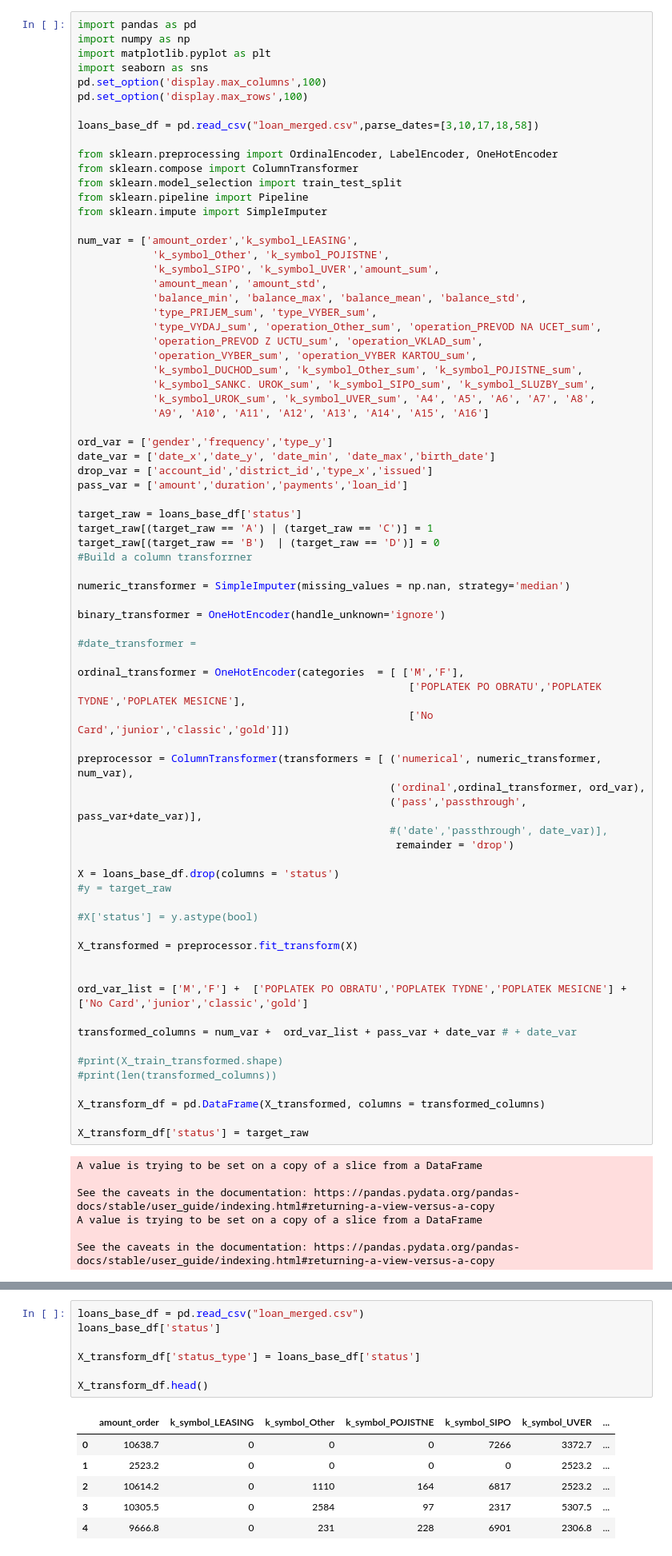
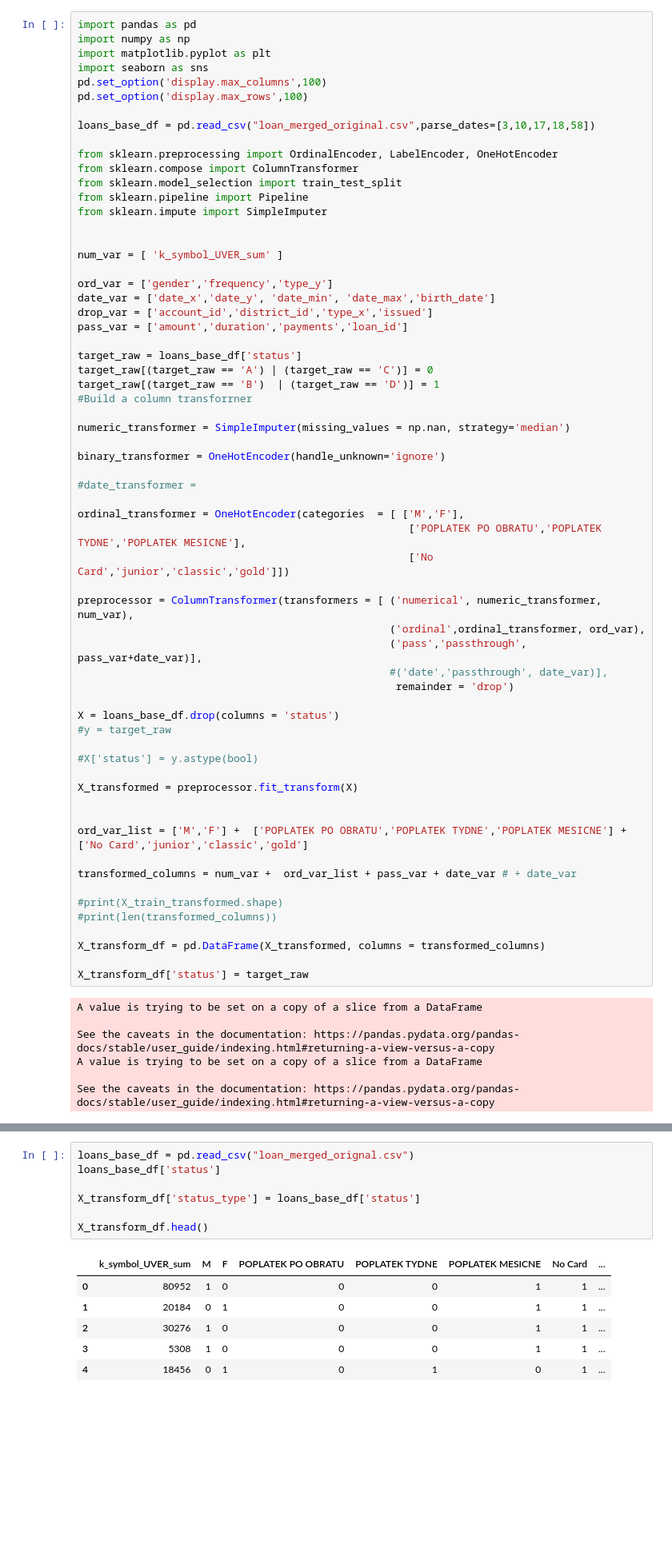
Before and after one commit to silvrowl/Loan_Approval_Project, a Jupyter notebook: 02_loan_discovery.ipynb, the cells around one changed output, grey strips where cells are left out. Shown at 80% size. Cells and saved outputs as stored; diff of their text form; blank space fills up the shorter version.

```diff
--- a/02_loan_discovery.ipynb
+++ b/02_loan_discovery.ipynb
@@ -6,7 +6,7 @@ import seaborn as sns
 pd.set_option('display.max_columns',100)
 pd.set_option('display.max_rows',100)
 
-loans_base_df = pd.read_csv("loan_merged.csv",parse_dates=[3,10,17,18,58])
+loans_base_df = pd.read_csv("loan_merged_original.csv",parse_dates=[3,10,17,18,58])
 
 from sklearn.preprocessing import OrdinalEncoder, LabelEncoder, OneHotEncoder
 from sklearn.compose import ColumnTransformer
@@ -14,19 +14,8 @@ from sklearn.model_selection import train_test_split
 from sklearn.pipeline import Pipeline
 from sklearn.impute import SimpleImputer
 
-num_var = ['amount_order','k_symbol_LEASING',
-            'k_symbol_Other', 'k_symbol_POJISTNE',
-            'k_symbol_SIPO', 'k_symbol_UVER','amount_sum',
-            'amount_mean', 'amount_std',
-            'balance_min', 'balance_max', 'balance_mean', 'balance_std',
-            'type_PRIJEM_sum', 'type_VYBER_sum',
-            'type_VYDAJ_sum', 'operation_Other_sum', 'operation_PREVOD NA UCET_sum',
-            'operation_PREVOD Z UCTU_sum', 'operation_VKLAD_sum',
-            'operation_VYBER_sum', 'operation_VYBER KARTOU_sum',
-            'k_symbol_DUCHOD_sum', 'k_symbol_Other_sum', 'k_symbol_POJISTNE_sum',
-            'k_symbol_SANKC. UROK_sum', 'k_symbol_SIPO_sum', 'k_symbol_SLUZBY_sum',
-            'k_symbol_UROK_sum', 'k_symbol_UVER_sum', 'A4', 'A5', 'A6', 'A7', 'A8',
-            'A9', 'A10', 'A11', 'A12', 'A13', 'A14', 'A15', 'A16']
+
+num_var = [ 'k_symbol_UVER_sum' ]
 
 ord_var = ['gender','frequency','type_y']
 date_var = ['date_x','date_y', 'date_min', 'date_max','birth_date']
@@ -34,8 +23,8 @@ drop_var = ['account_id','district_id','type_x','issued']
 pass_var = ['amount','duration','payments','loan_id']
 
 target_raw = loans_base_df['status']
-target_raw[(target_raw == 'A') | (target_raw == 'C')] = 1
-target_raw[(target_raw == 'B')  | (target_raw == 'D')] = 0
+target_raw[(target_raw == 'A') | (target_raw == 'C')] = 0
+target_raw[(target_raw == 'B')  | (target_raw == 'D')] = 1
 #Build a column transforrner
 
 numeric_transformer = SimpleImputer(missing_values = np.nan, strategy='median')
@@ -82,17 +80,17 @@ See the caveats in the documentation: https://pandas.pydata.org/pandas-docs/stab
 # %%
-loans_base_df = pd.read_csv("loan_merged.csv")
+loans_base_df = pd.read_csv("loan_merged_orignal.csv")
 loans_base_df['status']
 
 X_transform_df['status_type'] = loans_base_df['status']
 
 X_transform_df.head()
 # %% [output]
-|  | amount_order | k_symbol_LEASING | k_symbol_Other | k_symbol_POJISTNE | k_symbol_SIPO | k_symbol_UVER | ... |
-| 0 | 10638.7 | 0 | 0 | 0 | 7266 | 3372.7 | ... |
-| 1 | 2523.2 | 0 | 0 | 0 | 0 | 2523.2 | ... |
-| 2 | 10614.2 | 0 | 1110 | 164 | 6817 | 2523.2 | ... |
-| 3 | 10305.5 | 0 | 2584 | 97 | 2317 | 5307.5 | ... |
-| 4 | 9666.8 | 0 | 231 | 228 | 6901 | 2306.8 | ... |
+|  | k_symbol_UVER_sum | M | F | POPLATEK PO OBRATU | POPLATEK TYDNE | POPLATEK MESICNE | No Card | ... |
+| 0 | 80952 | 1 | 0 | 0 | 0 | 1 | 1 | ... |
+| 1 | 20184 | 0 | 1 | 0 | 0 | 1 | 1 | ... |
+| 2 | 30276 | 1 | 0 | 0 | 0 | 1 | 1 | ... |
+| 3 | 5308 | 1 | 0 | 0 | 0 | 1 | 1 | ... |
+| 4 | 18456 | 0 | 1 | 0 | 1 | 0 | 1 | ... |
 # %%
 #Number of loans
 
```
Also changed, not shown: parts of 15 cells of this notebook, 10 other files.
